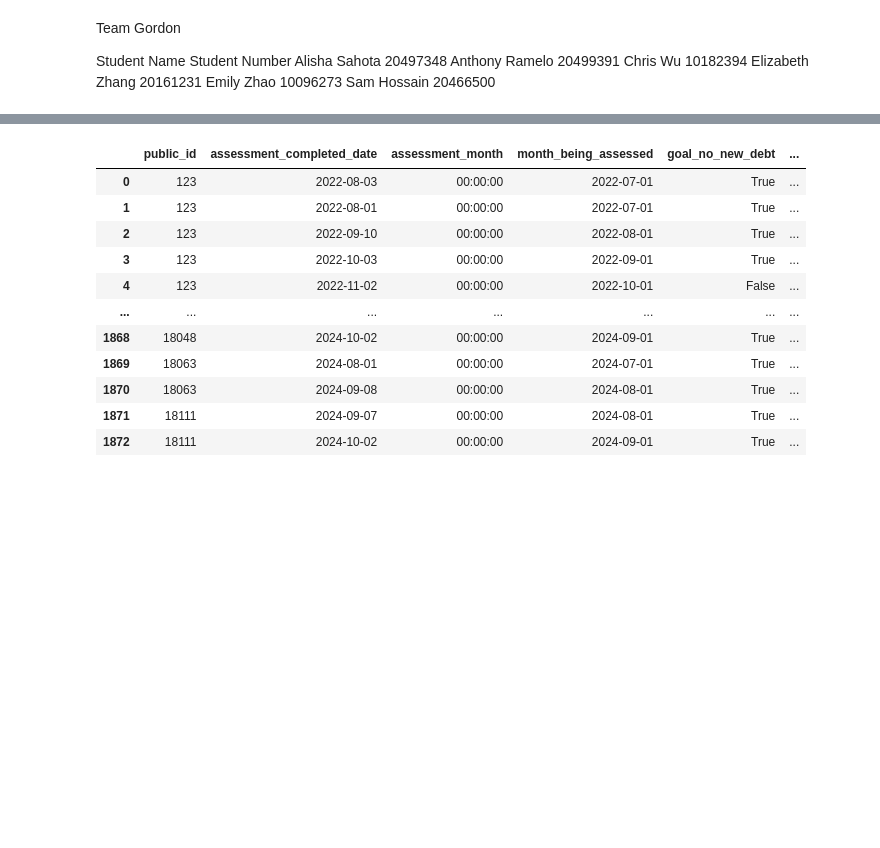
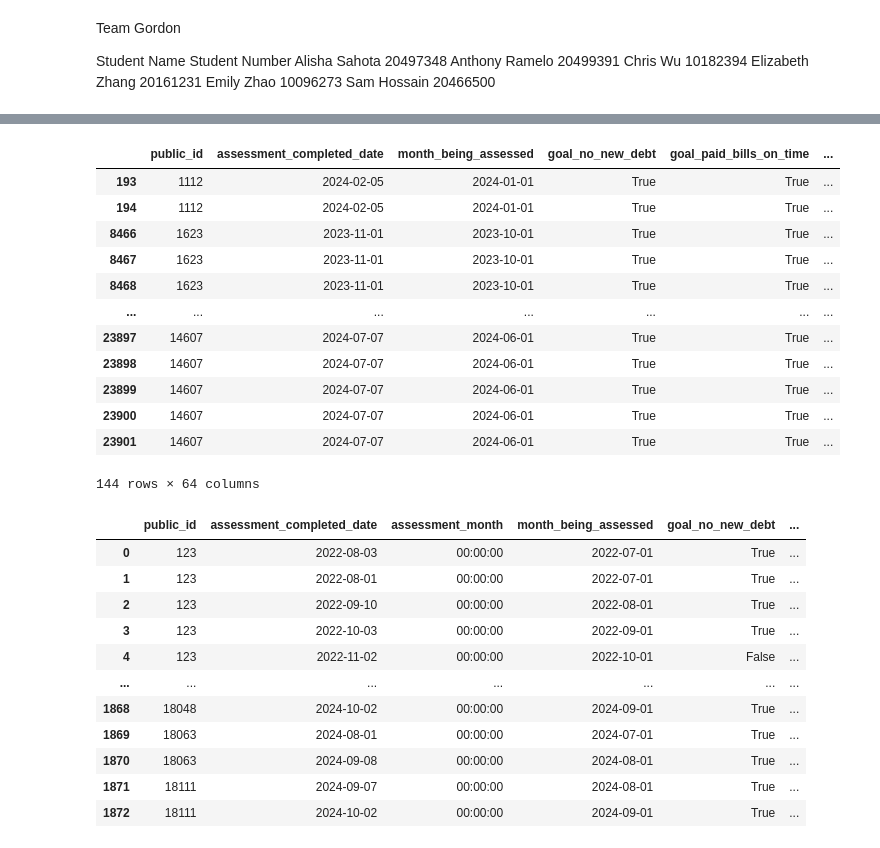
Before and after one commit to rameloa/School, a Jupyter notebook: 831MarketingAnalytics/Project/Data/831Project.ipynb, the cells around one changed output, grey strips where cells are left out. Saved outputs shown, nothing was run; the diff lists cells and outputs as text; code cells hidden in the pictures; blank space fills up the shorter version.

Commit message:
null

```diff
--- a/831MarketingAnalytics/Project/Data/831Project.ipynb
+++ b/831MarketingAnalytics/Project/Data/831Project.ipynb
@@ -19,6 +20,7 @@ from sqlalchemy import create_engine,text
 engine = create_engine('sqlite:///:memory:')
 # %%
 dfcrosssection = pd.read_excel('Data 3 - October, 2024.xlsx', sheet_name = 'Parachute - Cross Section')
+dfcrosssection['ID'] = dfcrosssection['ID'].astype(str)
 dftupanel = pd.read_excel('Data 3 - October, 2024.xlsx', sheet_name = 'TU - Panel')
 dfmonthlywellness = pd.read_excel('Data 3 - October, 2024.xlsx', sheet_name = 'Monthly Wellness and Engagement')
 dfmonthlywellness['loanid'] = dfmonthlywellness['loanid'].astype(str)
@@ -27,7 +29,17 @@ dfGoals_and_plans_ALLDATA_202410['public_id'] = '1' + dfGoals_and_plans_ALLDATA_
 dfAddiitonalTUData = pd.read_excel('Data 3 - October, 2024.xlsx', sheet_name = 'Addiitonal TU Data')
 #merging data
 merged_data = dfGoals_and_plans_ALLDATA_202410.merge(dfmonthlywellness, how='left', left_on='public_id',right_on='loanid')
-# merged_data = merged_data.merge(dfmonthlywellness, how='left', left_on='loan_id', right_on='loanid')
-# merged_data['ID'] = merged_data['ID'].astype(str)
-# merged_data = merged_data.merge(dfGoals_and_plans_ALLDATA_202410, how='left', left_on='ID', right_on='public_id')
+merged_data = merged_data.merge(dfcrosssection, how='left', left_on='public_id',right_on='ID')
 # merged_data = merged_data.merge(dfAddiitonalTUData, how='left', left_on=['loan_id'], right_on=['loan_id'])
+
+merged_data = merged_data.drop(columns=['id','assessment_month','admin_notes','id-date','ID'])
+
+#Dropping Duplicates
+distinct_rows = merged_data.drop_duplicates()
+distinct_rows.to_csv(r'output/distinct_rows.csv',index=False)
+distinct_rows
+
+#Dropping values will null loan status since there is no TU data for them
+print('Before Drop: ',len(distinct_rows))
+df_cleaned = distinct_rows.dropna(subset=['Loan Status'])
+print('After Drop: ',len(df_cleaned))
@@ -52,3 +46,21 @@ merged_data.to_csv('merged_data.csv')
+# %%
+test = distinct_rows[distinct_rows['Loan Status'].isnull()]
+
+test
+# %% [output]
+|  | public_id | assessment_completed_date | month_being_assessed | goal_no_new_debt | goal_paid_bills_on_time | ... |
+| 193 | 1112 | 2024-02-05 | 2024-01-01 | True | True | ... |
+| 194 | 1112 | 2024-02-05 | 2024-01-01 | True | True | ... |
+| 8466 | 1623 | 2023-11-01 | 2023-10-01 | True | True | ... |
+| 8467 | 1623 | 2023-11-01 | 2023-10-01 | True | True | ... |
+| 8468 | 1623 | 2023-11-01 | 2023-10-01 | True | True | ... |
+| ... | ... | ... | ... | ... | ... | ... |
+| 23897 | 14607 | 2024-07-07 | 2024-06-01 | True | True | ... |
+| 23898 | 14607 | 2024-07-07 | 2024-06-01 | True | True | ... |
+| 23899 | 14607 | 2024-07-07 | 2024-06-01 | True | True | ... |
+| 23900 | 14607 | 2024-07-07 | 2024-06-01 | True | True | ... |
+| 23901 | 14607 | 2024-07-07 | 2024-06-01 | True | True | ... |
+144 rows × 64 columns
 # %%
 dfGoals_and_plans_ALLDATA_202410.drop(columns=['id'], inplace=True)
 dfGoals_and_plans_ALLDATA_202410
```
Also changed, not shown: parts of 3 cells of this notebook, 5 other files.
